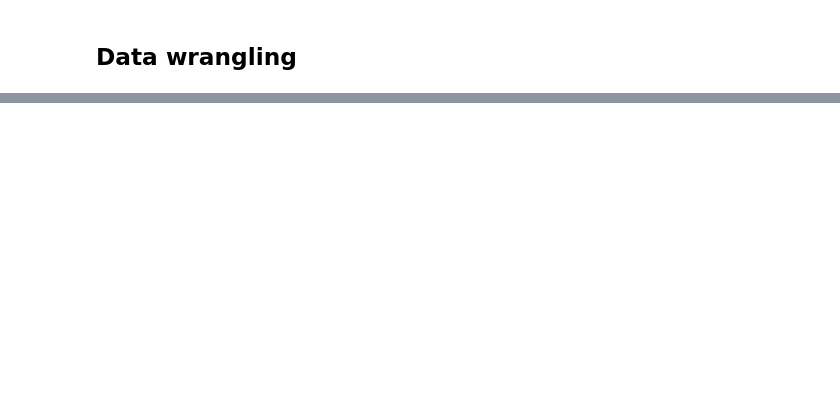
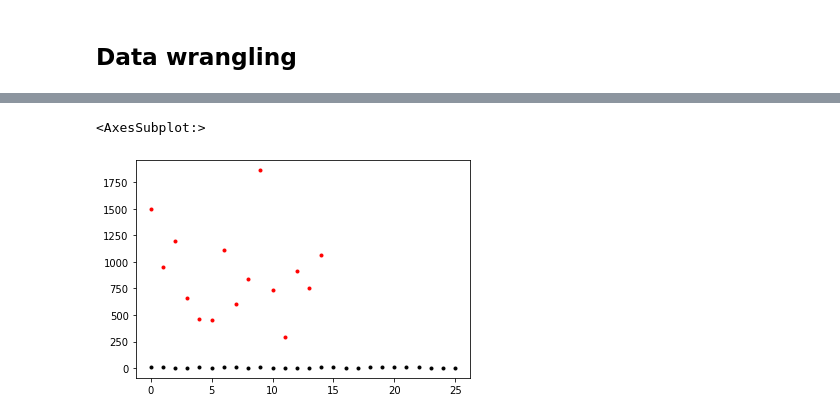
Before and after one commit to alcibiadesBustillo/webScrapper_newsPaper, a Jupyter notebook: Main.ipynb, the cells around one changed output, grey strips where cells are left out. Cells and saved outputs as stored; diff of their text form; code cells hidden in the pictures; blank space fills up the shorter version.

```diff
--- a/Main.ipynb
+++ b/Main.ipynb
@@ -286,0 +425,4 @@ Name: host, dtype: int64
+# %%
+clean_eluniversal = pd.read_csv('web_scrapper/clean_eluniversal_20_08_30_articles.csv')
+clean_washingtonpost = pd.read_csv('web_scrapper/clean_washingtonpost_20_08_30_articles.csv')
+clean_eluniversal.describe()
@@ -286,0 +451,6 @@ Name: host, dtype: int64
+# %%
+clean_eluniversal['n_tokens_title'].plot(style='k.')
+clean_washingtonpost['n_tokens_title'].plot(style='r.')
+# %% [output]
+<AxesSubplot:>
+[figure, added]
```
Also changed, not shown: parts of 29 cells of this notebook, 6 other files.
